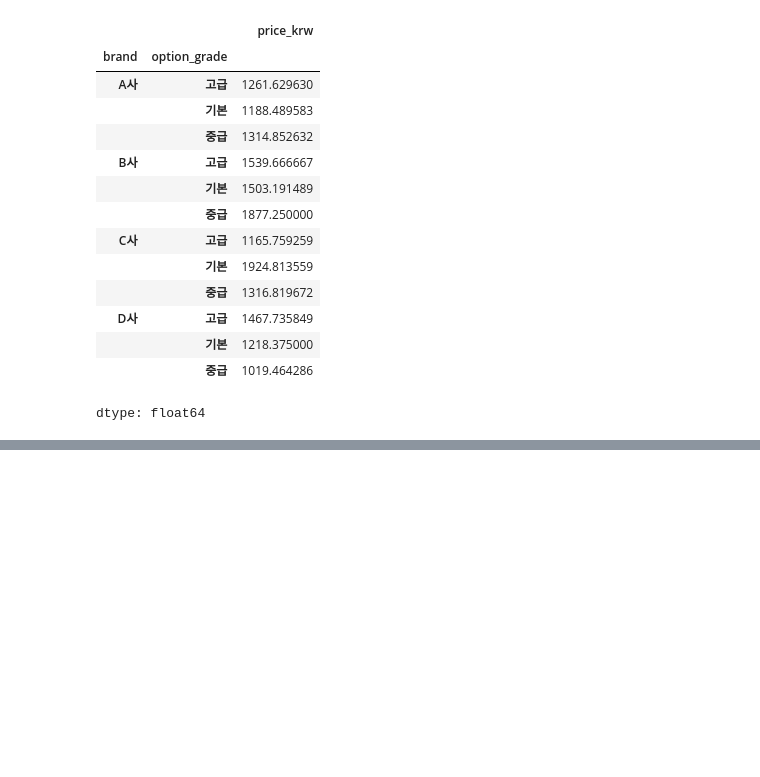
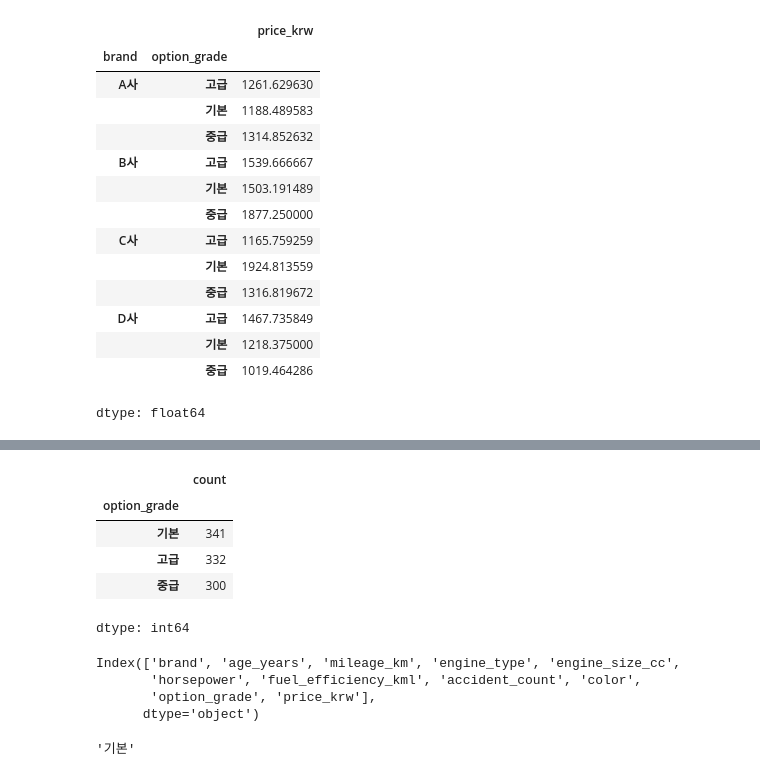
Before and after one commit to Njeon3091/AICE_study, a Jupyter notebook: Epass_1.ipynb, the cells around one changed output, grey strips where cells are left out. Drawn from its saved outputs; the diff is of its cells as text; code cells hidden in the pictures; blank space fills up the shorter version.

```diff
--- a/Epass_1.ipynb
+++ b/Epass_1.ipynb
@@ -93,0 +124,18 @@ dtype: float64
+# %%
+car_pre = car_df.copy()
+# %%
+car_pre['option_grade'].value_counts()
+# %% [output]
+|  | count |
+| option_grade |  |
+| 기본 | 341 |
+| 고급 | 332 |
+| 중급 | 300 |
+dtype: int64
+# %%
+car_pre.columns
+# %% [output]
+Index(['brand', 'age_years', 'mileage_km', 'engine_type', 'engine_size_cc',
+       'horsepower', 'fuel_efficiency_kml', 'accident_count', 'color',
+       'option_grade', 'price_krw'],
+      dtype='object')
@@ -93,0 +147,4 @@ dtype: float64
+# %%
+mode_df
+# %% [output]
+'기본'
```
Also changed, not shown: parts of 9 cells of this notebook.
